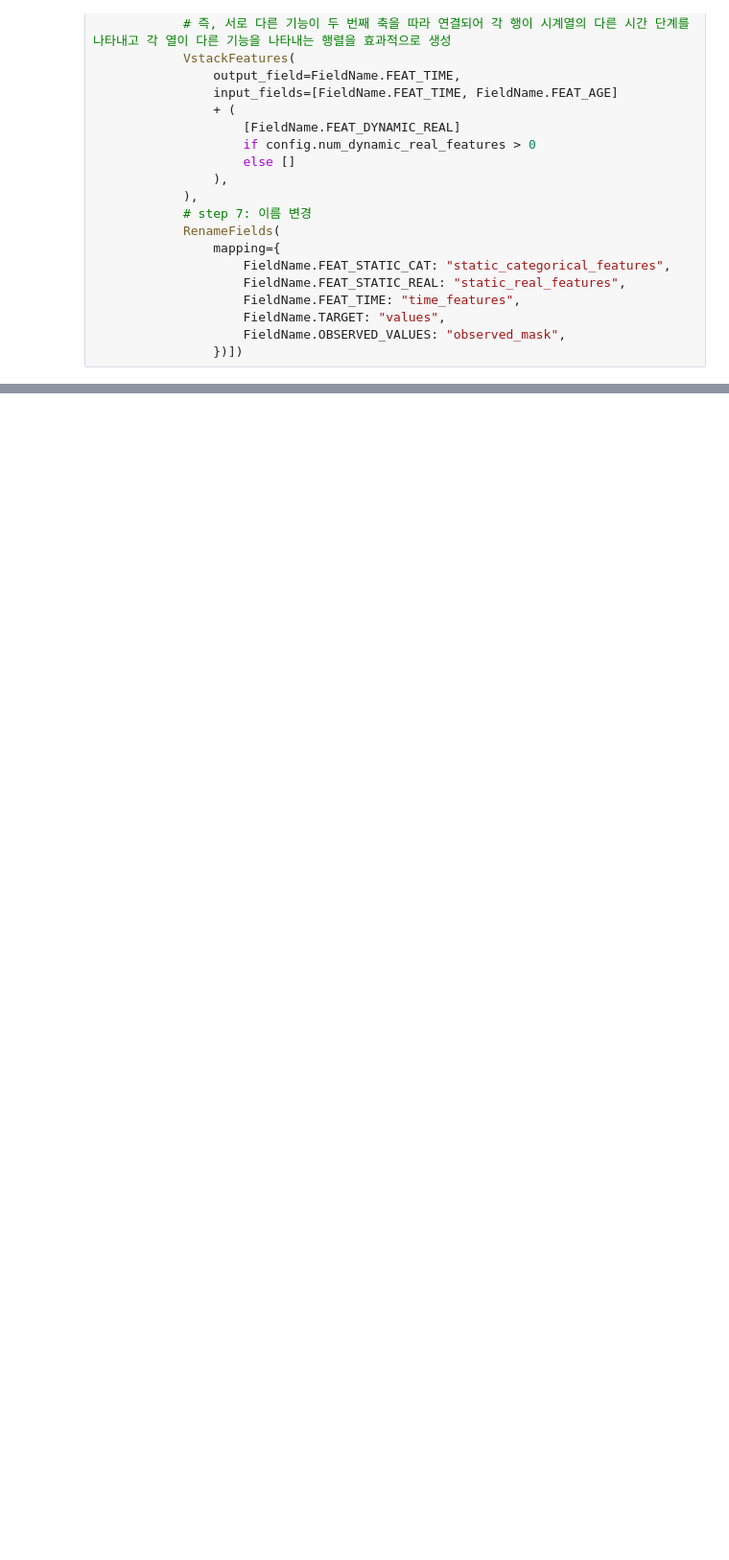
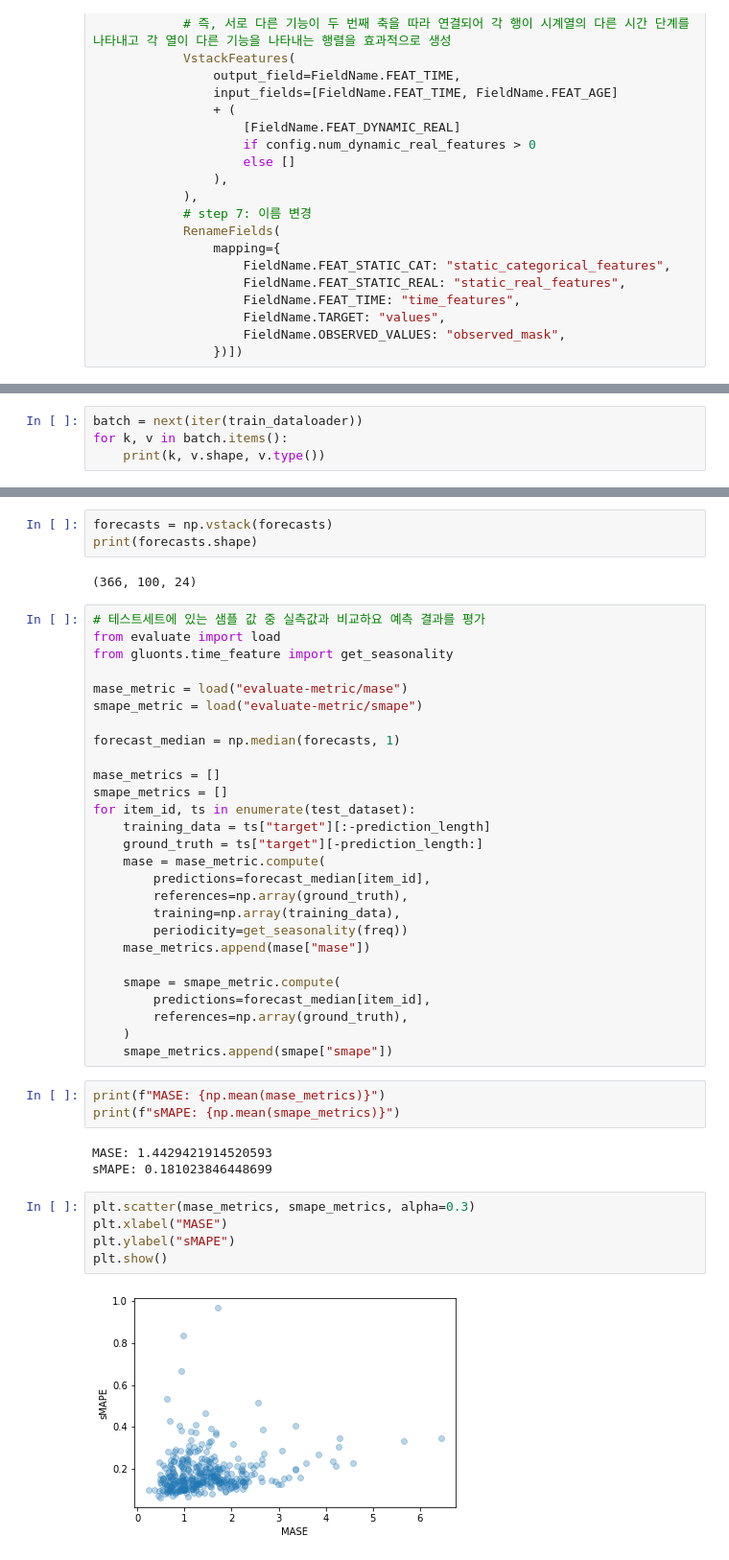
Before and after one commit to chorokdong/Study_everything, a Jupyter notebook: Time_Series/Time_Series_Transformers.ipynb, the cells around one changed output, grey strips where cells are left out. Shown at 96% size. Saved outputs shown, nothing was run; the diff lists cells and outputs as text; blank space fills up the shorter version.

```diff
--- a/Time_Series/Time_Series_Transformers.ipynb
+++ b/Time_Series/Time_Series_Transformers.ipynb
@@ -276,0 +399,4 @@ from typing import Optional
+# %%
+batch = next(iter(train_dataloader))
+for k, v in batch.items():
+    print(k, v.shape, v.type())
@@ -276,0 +550,45 @@ from typing import Optional
+# %%
+forecasts = np.vstack(forecasts)
+print(forecasts.shape)
+# %% [output]
+(366, 100, 24)
+# %%
+# 테스트세트에 있는 샘플 값 중 실측값과 비교하요 예측 결과를 평가
+from evaluate import load
+from gluonts.time_feature import get_seasonality
+
+mase_metric = load("evaluate-metric/mase")
+smape_metric = load("evaluate-metric/smape")
+
+forecast_median = np.median(forecasts, 1)
+
+mase_metrics = []
+smape_metrics = []
+for item_id, ts in enumerate(test_dataset):
+    training_data = ts["target"][:-prediction_length]
+    ground_truth = ts["target"][-prediction_length:]
+    mase = mase_metric.compute(
+        predictions=forecast_median[item_id],
+        references=np.array(ground_truth),
+        training=np.array(training_data),
+        periodicity=get_seasonality(freq))
+    mase_metrics.append(mase["mase"])
+
+    smape = smape_metric.compute(
+        predictions=forecast_median[item_id],
+        references=np.array(ground_truth),
+    )
+    smape_metrics.append(smape["smape"])
+# %%
+print(f"MASE: {np.mean(mase_metrics)}")
+print(f"sMAPE: {np.mean(smape_metrics)}")
+# %% [output]
+MASE: 1.4429421914520593
+sMAPE: 0.181023846448699
+# %%
+plt.scatter(mase_metrics, smape_metrics, alpha=0.3)
+plt.xlabel("MASE")
+plt.ylabel("sMAPE")
+plt.show()
+# %% [output]
+[figure, added]
```
Also changed, not shown: parts of 20 cells of this notebook.
